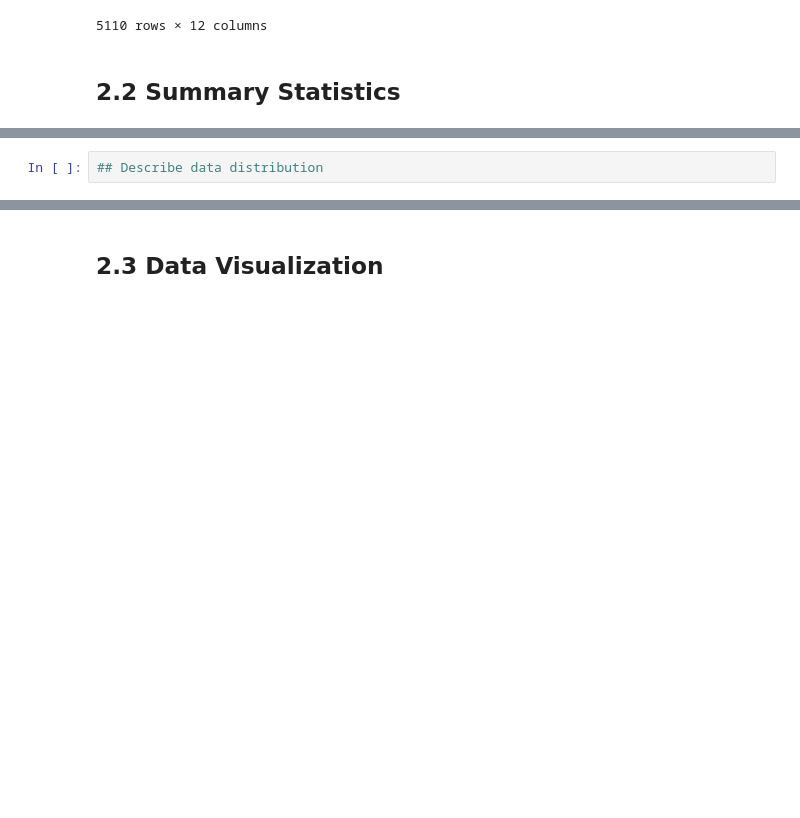
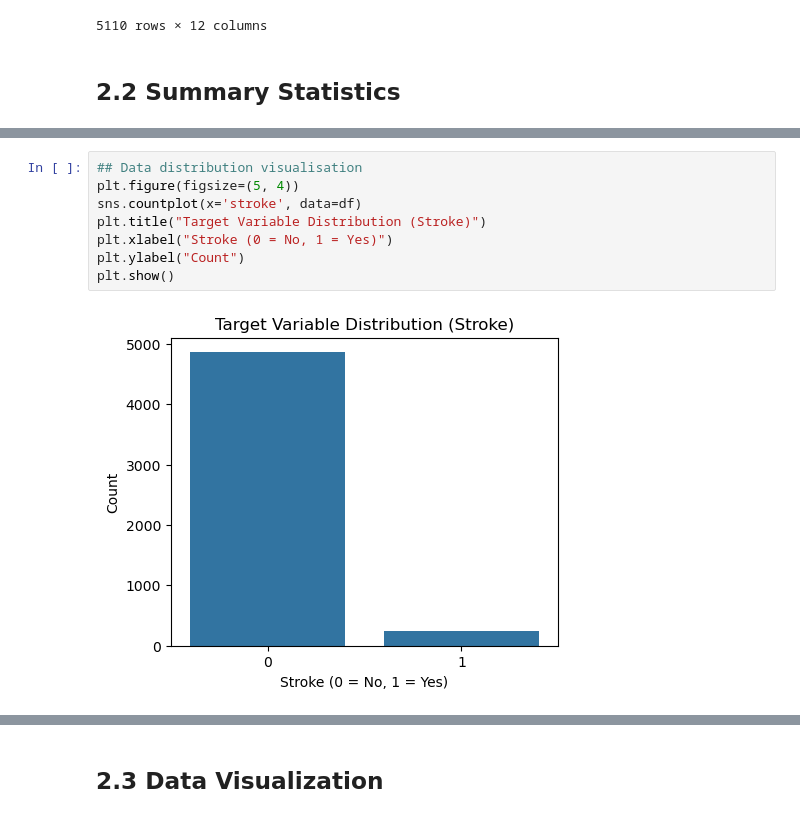
Before and after one commit to myynn/mldp-p03-sharmynho, a Jupyter notebook: assignment-code/MLDP_Stroke_SharmynHo_P03.ipynb, the cells around one changed output, grey strips where cells are left out. Drawn from its saved outputs; the diff is of its cells as text; blank space fills up the shorter version.

```diff
--- a/assignment-code/MLDP_Stroke_SharmynHo_P03.ipynb
+++ b/assignment-code/MLDP_Stroke_SharmynHo_P03.ipynb
@@ -78,2 +203,10 @@ df
 # %%
-## Describe data distribution
+## Data distribution visualisation
+plt.figure(figsize=(5, 4))
+sns.countplot(x='stroke', data=df)
+plt.title("Target Variable Distribution (Stroke)")
+plt.xlabel("Stroke (0 = No, 1 = Yes)")
+plt.ylabel("Count")
+plt.show()
+# %% [output]
+[figure, added]
```
Also changed, not shown: parts of 16 cells of this notebook.
